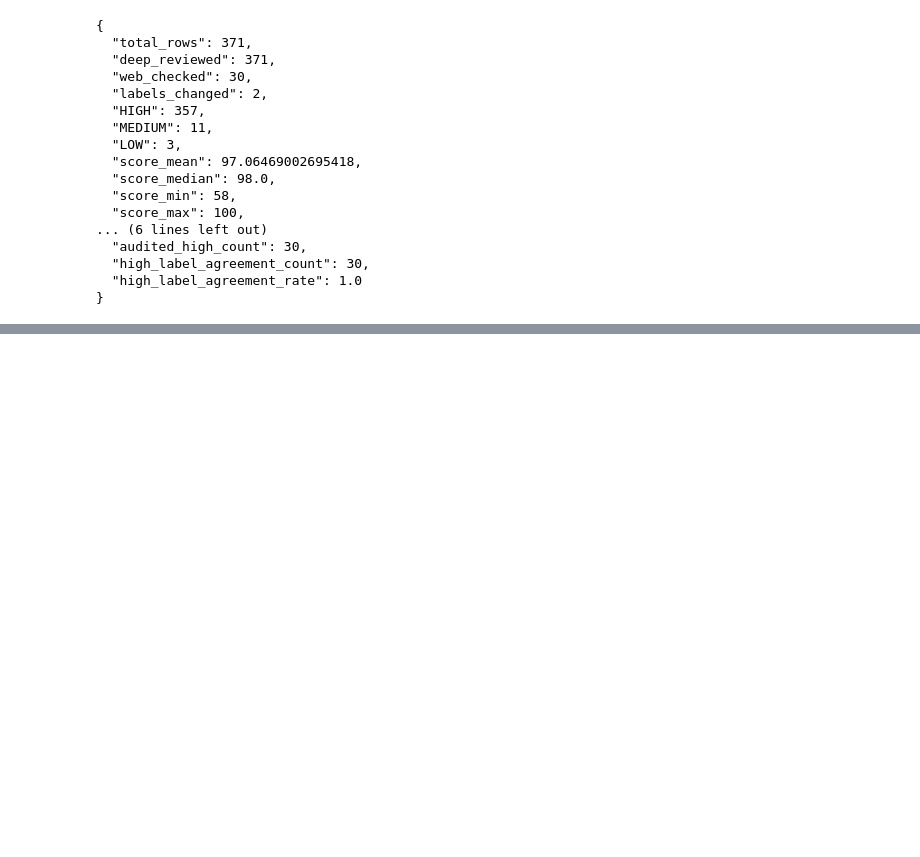
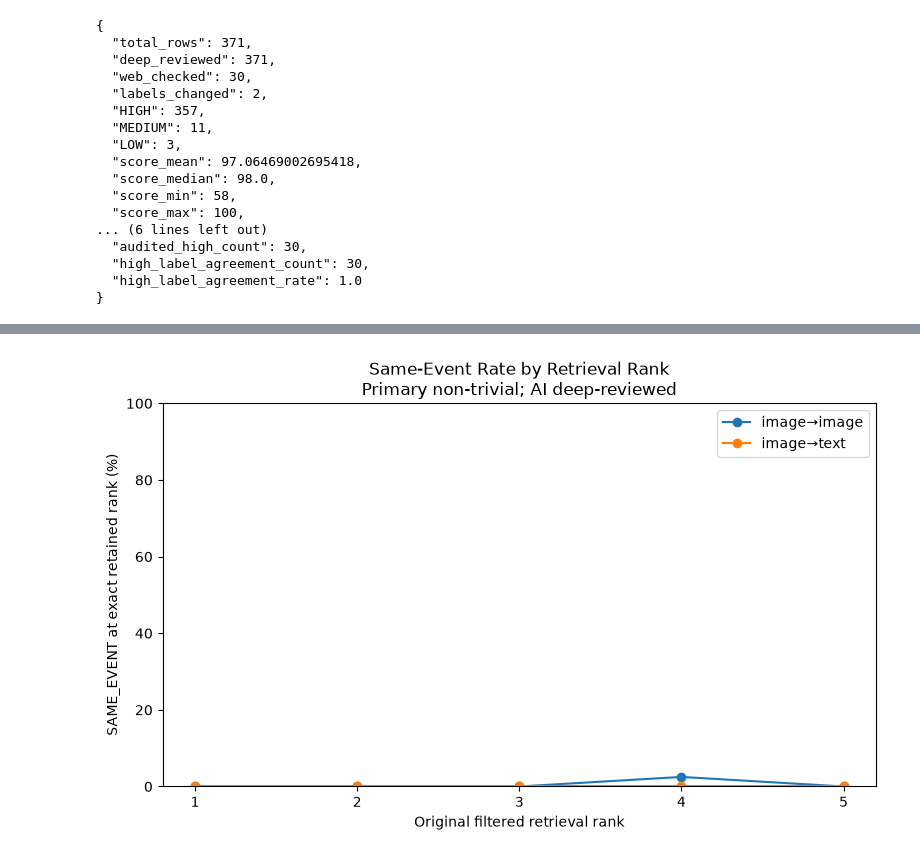
Before and after one commit to nirajj12/Out-of-Context-Multimodal-Misinformation-Detection-Image-Context-Verification, a Jupyter notebook: notebooks/06_event_annotation.ipynb, the cells around one changed output, grey strips where cells are left out. Saved outputs shown, nothing was run; the diff lists cells and outputs as text; code cells hidden in the pictures; blank space fills up the shorter version.

```diff
--- a/notebooks/06_event_annotation.ipynb
+++ b/notebooks/06_event_annotation.ipynb
@@ -1375,0 +1649,17 @@ print(assess_readiness())
+# %%
+figure = plt.figure(figsize=(8, 5))
+axis = figure.gca()
+for channel in channels:
+    rows = main_rank_metrics.loc[main_rank_metrics['channel'].eq(channel)]
+    axis.plot(rows['rank'], 100 * rows['same_rate'], marker='o', label=channel.replace('_to_', '→'))
+axis.set_xticks(range(1, 6))
+axis.set_ylim(0, 100)
+axis.set_xlabel('Original filtered retrieval rank')
+axis.set_ylabel('SAME_EVENT at exact retained rank (%)')
+axis.set_title('Same-Event Rate by Retrieval Rank\nPrimary non-trivial; AI deep-reviewed')
+axis.legend()
+figure.tight_layout()
+phase_b_figures['same_event_rate_by_rank.png'] = figure
+plt.show()
+# %% [output]
+[figure, added]
```
Also changed, not shown: parts of 63 cells of this notebook, 18 other files.
